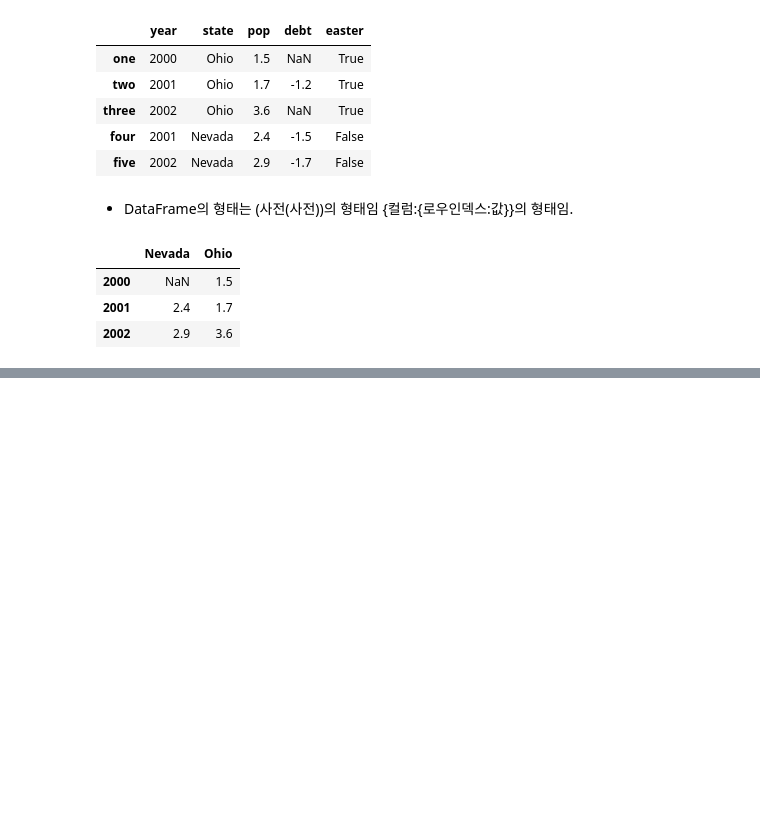
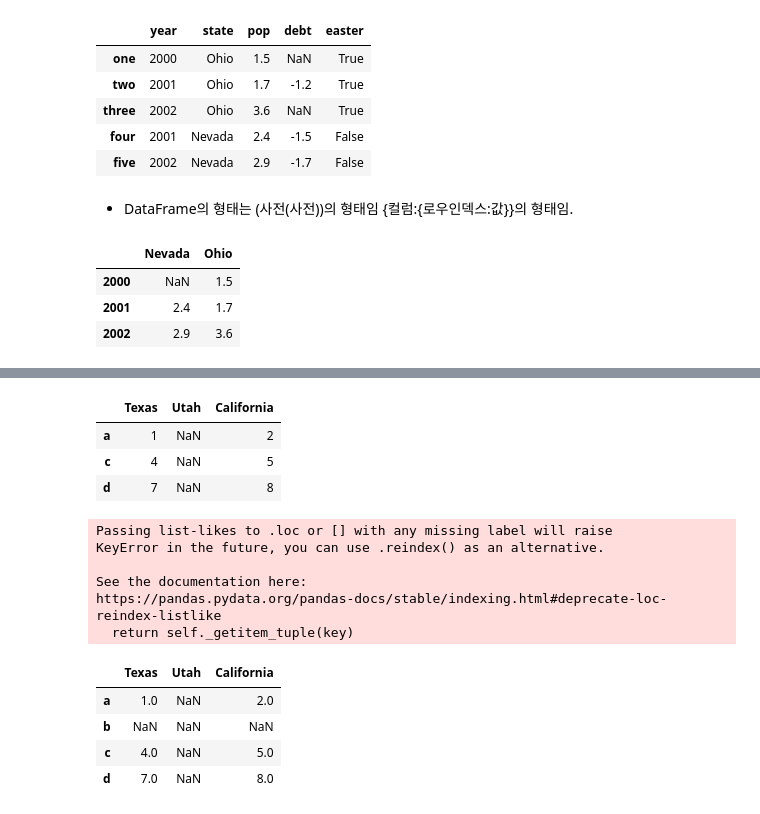
Before and after one commit to sung429/Python, a Jupyter notebook: pandas연습.ipynb, the cells around one changed output, grey strips where cells are left out. Drawn from its saved outputs; the diff is of its cells as text; code cells hidden in the pictures; blank space fills up the shorter version.

```diff
--- a/pandas연습.ipynb
+++ b/pandas연습.ipynb
@@ -341,0 +467,22 @@ frame3
+# %%
+states = ['Texas', 'Utah', 'California']
+frame.reindex(columns=states)
+# %% [output]
+|  | Texas | Utah | California |
+| a | 1 | NaN | 2 |
+| c | 4 | NaN | 5 |
+| d | 7 | NaN | 8 |
+# %%
+frame.loc[['a','b','c','d'], states] # states변수를 가져옴
+# %% [output]
+Passing list-likes to .loc or [] with any missing label will raise
+KeyError in the future, you can use .reindex() as an alternative.
+
+See the documentation here:
+https://pandas.pydata.org/pandas-docs/stable/indexing.html#deprecate-loc-reindex-listlike
+  return self._getitem_tuple(key)
+|  | Texas | Utah | California |
+| a | 1.0 | NaN | 2.0 |
+| b | NaN | NaN | NaN |
+| c | 4.0 | NaN | 5.0 |
+| d | 7.0 | NaN | 8.0 |
```
Also changed, not shown: parts of 28 cells of this notebook.
